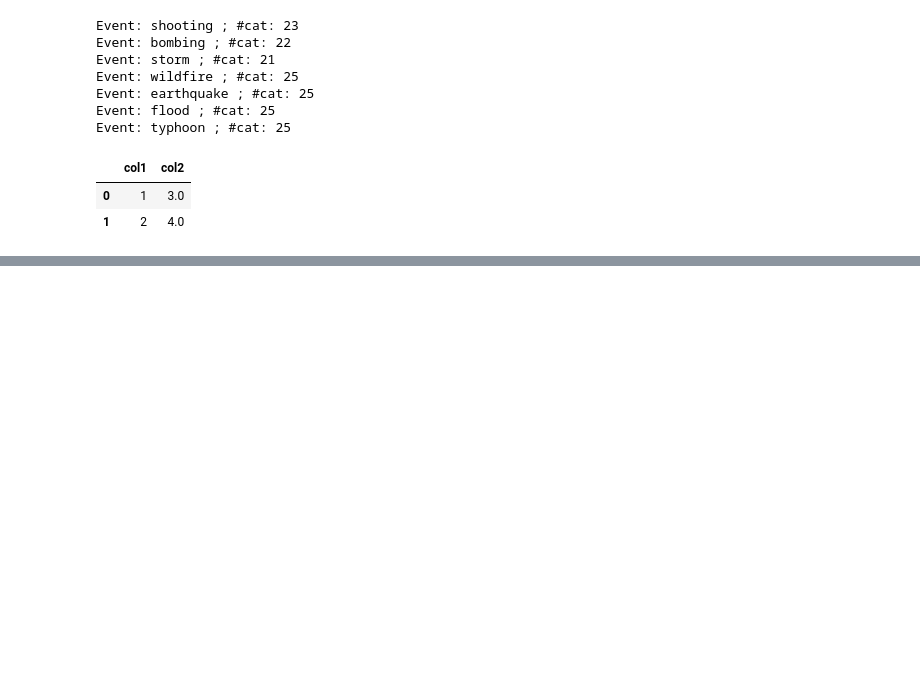
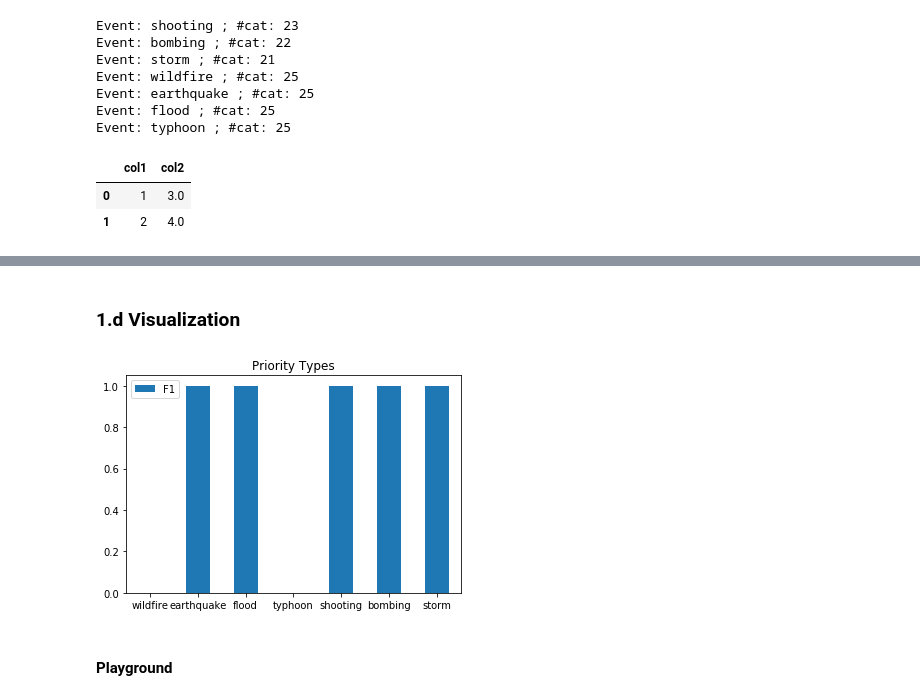
Before and after one commit to acpedersen/REU-2021, a Jupyter notebook: train-models.ipynb, the cells around one changed output, grey strips where cells are left out. Saved outputs shown, nothing was run; the diff lists cells and outputs as text; code cells hidden in the pictures; blank space fills up the shorter version.

```diff
--- a/train-models.ipynb
+++ b/train-models.ipynb
@@ -1006,0 +1278,24 @@ new.drop(['delete'])
+# %% [markdown]
+### 1.d Visualization
+# %%
+#priority
+infile = open('both_prio','rb')
+both_prio_df = pickle.load(infile)
+infile.close()
+
+#plt.figure(figsize=(7, 5))
+ax = plt.axes()
+
+F1 = [item for item in both_prio_df['F1']]
+index = [item for item in both_prio_df['Event']]
+
+both_priority = pd.DataFrame({'F1': F1}, index=index)
+
+ax.set_title('Priority Types')
+ax = both_priority.plot.bar(rot=0, ax=ax)
+
+plt.show()
+# %% [output]
+[figure, added]
+# %% [markdown]
+#### Playground
```
Also changed, not shown: parts of 19 cells of this notebook.
